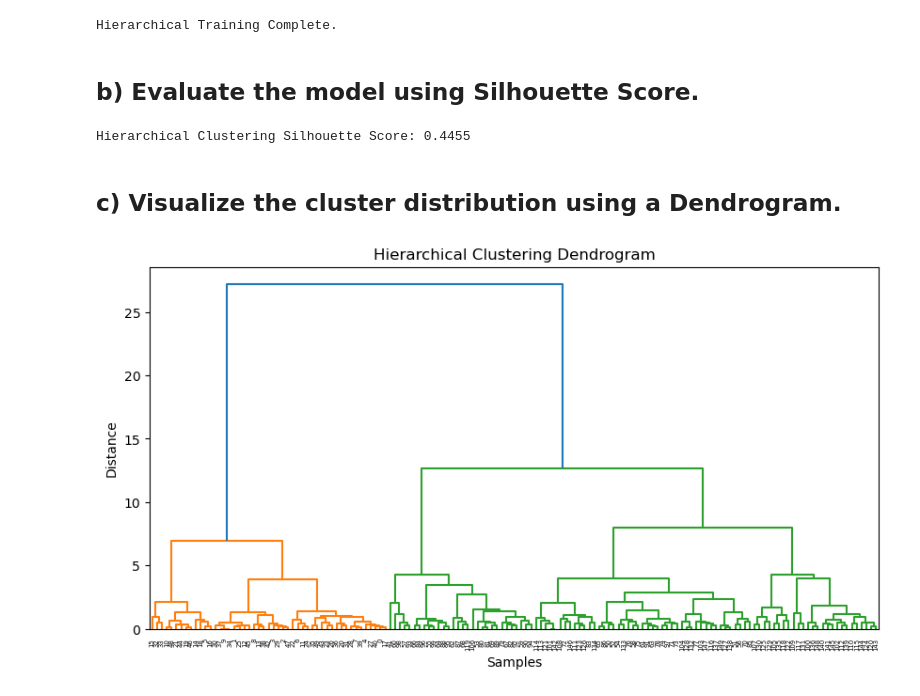
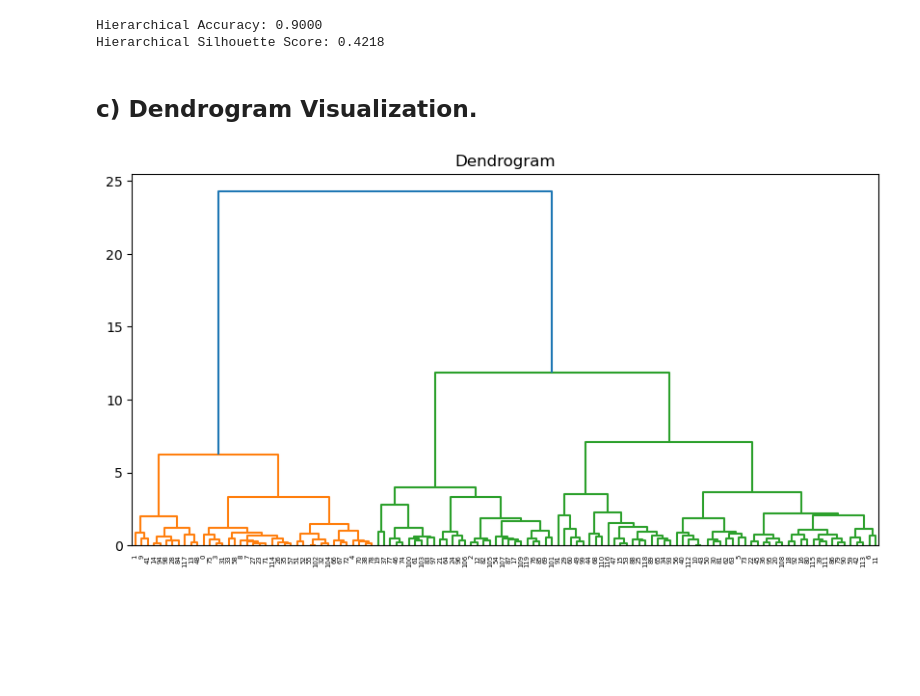
Before and after one commit to mahirdesai2004/machine-learning-lab, a Jupyter notebook: Lab-08/notebook.ipynb, the cells around one changed output. Drawn from its saved outputs; the diff is of its cells as text; code cells hidden in the pictures; blank space fills up the shorter version.

Commit message:
Enhance ML Lab-08: Add Lab-07 style comparison with accuracy bar charts and train-test splits

```diff
--- a/Lab-08/notebook.ipynb
+++ b/Lab-08/notebook.ipynb
@@ -56,0 +45,16 @@ K-Means Training Complete.
+# %%
+kmeans = KMeans(n_clusters=3, random_state=42, n_init=10)
+kmeans.fit(X_train_scaled)
+
+def map_clusters_to_labels(clusters, true_labels):
+    labels = np.zeros_like(clusters)
+    for i in range(3):
+        mask = (clusters == i)
+        if np.any(mask):
+            m = mode(true_labels[mask], keepdims=True)
+            labels[mask] = m.mode[0]
+    return labels
+
+train_clusters = kmeans.labels_
+y_train_pred_km = map_clusters_to_labels(train_clusters, y_train.values)
+print("K-Means Training Complete.")
@@ -69,30 +90,23 @@ K-Means Silhouette Score: 0.4787
-# %%
-# Initialize and train Agglomerative clustering
-hierarchical = AgglomerativeClustering(n_clusters=3)
-hierarchical_labels = hierarchical.fit_predict(X_scaled)
-df['Hierarchical_Cluster'] = hierarchical_labels
-print("Hierarchical Training Complete.")
-# %% [output]
-Hierarchical Training Complete.
-# %% [markdown]
-## b) Evaluate the model using Silhouette Score.
-# %%
-# Evaluate Hierarchical clustering
-hierarchical_silhouette = silhouette_score(X_scaled, hierarchical_labels)
-print(f"Hierarchical Clustering Silhouette Score: {hierarchical_silhouette:.4f}")
-# %% [output]
-Hierarchical Clustering Silhouette Score: 0.4455
+# %%
+test_clusters_hc = AgglomerativeClustering(n_clusters=3).fit_predict(X_test_scaled)
+y_test_pred_hc = map_clusters_to_labels(test_clusters_hc, y_test.values)
+
+hc_acc = accuracy_score(y_test, y_test_pred_hc)
+hc_sil = silhouette_score(X_test_scaled, test_clusters_hc)
+
+print(f"Hierarchical Accuracy: {hc_acc:.4f}")
+print(f"Hierarchical Silhouette Score: {hc_sil:.4f}")
+# %% [output]
+Hierarchical Accuracy: 0.9000
+Hierarchical Silhouette Score: 0.4218
 # %% [markdown]
-## c) Visualize the cluster distribution using a Dendrogram.
+## c) Dendrogram Visualization.
 # %%
-# Dendrogram for Hierarchical Clustering
 plt.figure(figsize=(10, 5))
-linked = linkage(X_scaled, method='ward')
+linked = linkage(X_train_scaled, method='ward')
 dendrogram(linked)
-plt.title("Hierarchical Clustering Dendrogram")
-plt.xlabel("Samples")
-plt.ylabel("Distance")
-plt.savefig('outputs/dendrogram.png', dpi=300, bbox_inches='tight')
+plt.title("Dendrogram")
+plt.savefig('outputs/dendrogram.png', dpi=300)
 plt.show()
 # %% [output]
-[figure, old version]
+[figure, new version]
```
Also changed, not shown: parts of 20 cells of this notebook, 6 other files.
